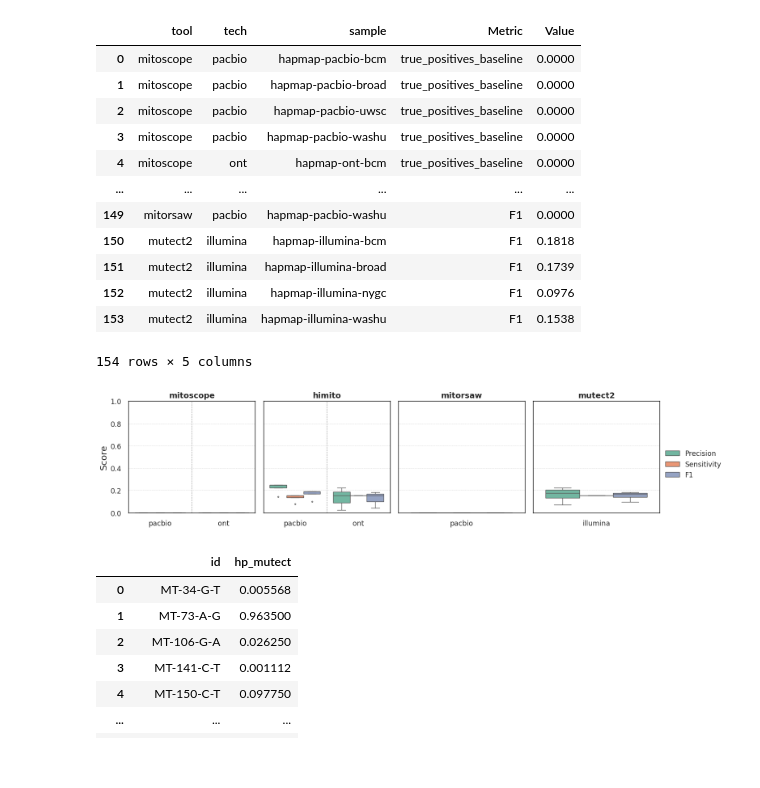
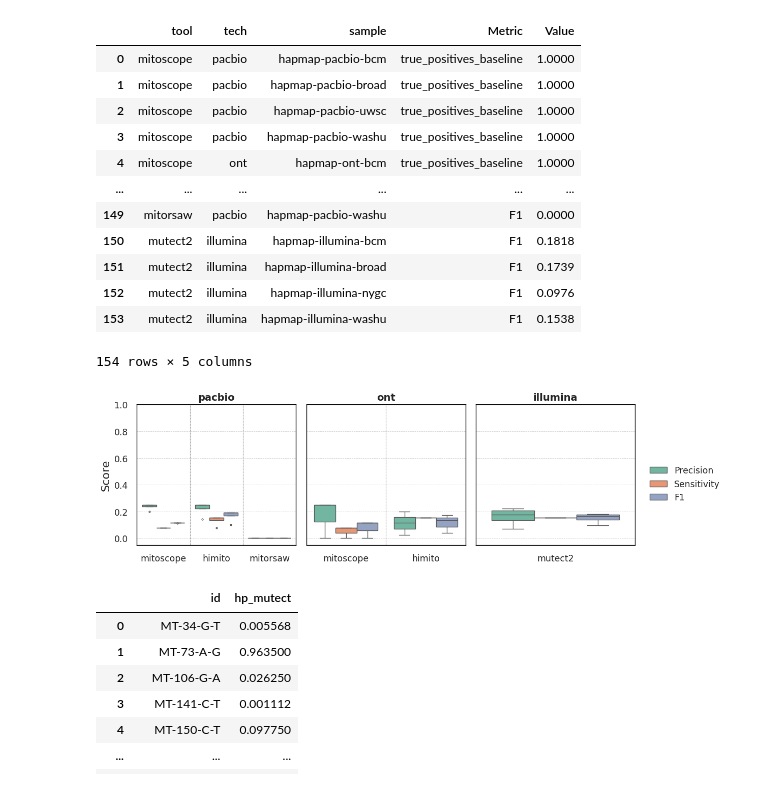
Before and after one commit to czakarian/smaht_mitoscope_analysis, a Jupyter notebook: benchmarking.ipynb, the cells around one changed output. Saved outputs shown, nothing was run; the diff lists cells and outputs as text; code cells hidden in the pictures.

```diff
--- a/benchmarking.ipynb
+++ b/benchmarking.ipynb
@@ -4,7 +4,7 @@ import matplotlib.pyplot as plt
 import seaborn as sns
 import numpy as np
 # %%
-df = pd.read_csv("/net/nwgc/vol1/nobackup/czaka/mitoscope/smaht/hapmap/hprc_truthset_eval/combined_tables/HPRC.vcfeval.by_sample.snvs.tsv", sep='\t')
+df = pd.read_csv("/net/nwgc/vol1/nobackup/czaka/mitoscope/smaht/hapmap/hprc_truthset_eval/vs_SR/combined_tables/HPRC.vcfeval.by_sample.all.tsv", sep='\t')
 df_long = pd.melt(df,
                   id_vars=['tool', 'tech', 'sample'],  # Columns to keep as identifier variables
                   var_name='Metric',   # Name for the new column holding the original column names
@@ -19,11 +19,11 @@ df_long['Metric'] = df_long['Metric'].replace({
 df_long
 # %% [output]
 |  | tool | tech | sample | Metric | Value |
-| 0 | mitoscope | pacbio | hapmap-pacbio-bcm | true_positives_baseline | 0.0000 |
-| 1 | mitoscope | pacbio | hapmap-pacbio-broad | true_positives_baseline | 0.0000 |
-| 2 | mitoscope | pacbio | hapmap-pacbio-uwsc | true_positives_baseline | 0.0000 |
-| 3 | mitoscope | pacbio | hapmap-pacbio-washu | true_positives_baseline | 0.0000 |
-| 4 | mitoscope | ont | hapmap-ont-bcm | true_positives_baseline | 0.0000 |
+| 0 | mitoscope | pacbio | hapmap-pacbio-bcm | true_positives_baseline | 1.0000 |
+| 1 | mitoscope | pacbio | hapmap-pacbio-broad | true_positives_baseline | 1.0000 |
+| 2 | mitoscope | pacbio | hapmap-pacbio-uwsc | true_positives_baseline | 1.0000 |
+| 3 | mitoscope | pacbio | hapmap-pacbio-washu | true_positives_baseline | 1.0000 |
+| 4 | mitoscope | ont | hapmap-ont-bcm | true_positives_baseline | 1.0000 |
 | ... | ... | ... | ... | ... | ... |
 | 149 | mitorsaw | pacbio | hapmap-pacbio-washu | F1 | 0.0000 |
 | 150 | mutect2 | illumina | hapmap-illumina-bcm | F1 | 0.1818 |
@@ -40,9 +40,9 @@ palette = sns.color_palette("Set2", n_colors=3)
 
 g = sns.catplot(
     data=df_long[df_long['Metric'].isin(['Precision', 'Sensitivity', 'F1'])],
-    x="tech",
+    x="tool",
     y="Value",
-    col="tool",
+    col="tech",
     col_wrap=4,
     hue="Metric",
     kind="box",
@@ -56,44 +56,44 @@ g = sns.catplot(
     sharey=True,
 
 )
-sns.move_legend(g, "center right", bbox_to_anchor=(1,0.5), title="")
+sns.move_legend(g, "center right", bbox_to_anchor=(0.8,0.5), title="")
 #sns.move_legend(g, "lower center", ncol=3, title="")
 
 g.tick_params(axis='x', labelrotation=360)
 g.set_titles("{col_name}", size=14, weight='bold')
 g.set_axis_labels("", "Score", size=16)
-g.set(ylim=(0, 1))
+g.set(ylim=(-0.05, 1))
 
 for ax in g.axes.flat:
     sns.despine(ax=ax, left=False, right=False, bottom=False, top=False)  # keep full axes box
     ax.grid(True, axis='y', linestyle='--', linewidth=0.6, alpha=0.8)
 
     # Get tick positions (x coordinates of categories)
     ticks = ax.get_xticks()
 
     # Compute midpoints between categories
     if len(ticks) > 1:
         midpoints = [(ticks[i] + ticks[i+1]) / 2 for i in range(len(ticks)-1)]
         for x in midpoints:
             ax.axvline(
                 x=x,
                 color="gray",
                 linestyle="--",
                 linewidth=0.8,
                 alpha=0.8,
                 zorder=0,   # keeps lines behind boxes
             )
 
 
     for spine in ax.spines.values():
             spine.set_visible(True)
             spine.set_linewidth(1)
             spine.set_color("black")
 
-#plt.savefig("plots/hapmap.benchmarking.bytool.all.png", dpi=300)
+#plt.savefig("plots/hapmap.benchmarking.bytech.indels.png", dpi=300)
 plt.show()
 # %% [output]
-[figure, old version]
+[figure, new version]
 # %%
 ## plot of mitoscope heteroplasmy levels vs mutect 2 heteroplasmy levels (correlation plot or heat map w R2 value?)
 ## using mean het values across sites
```
Also changed, not shown: parts of 8 cells of this notebook, 39 other files.
